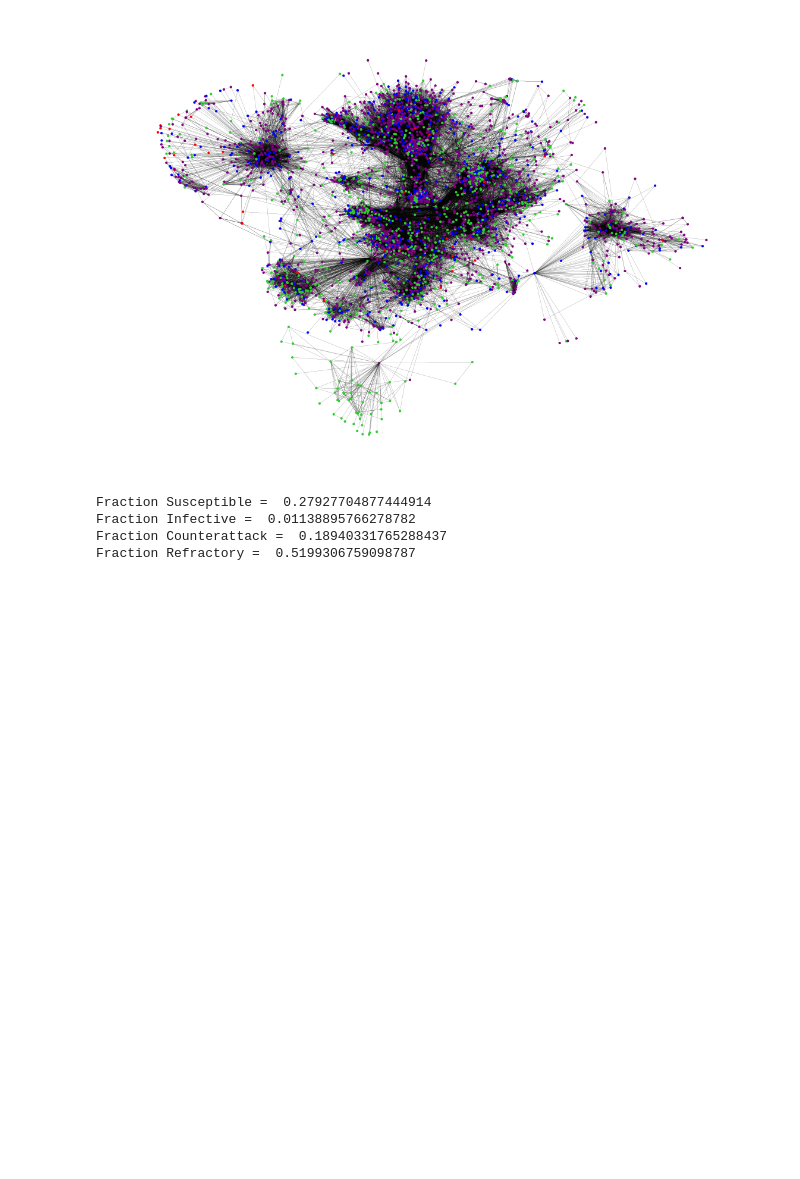
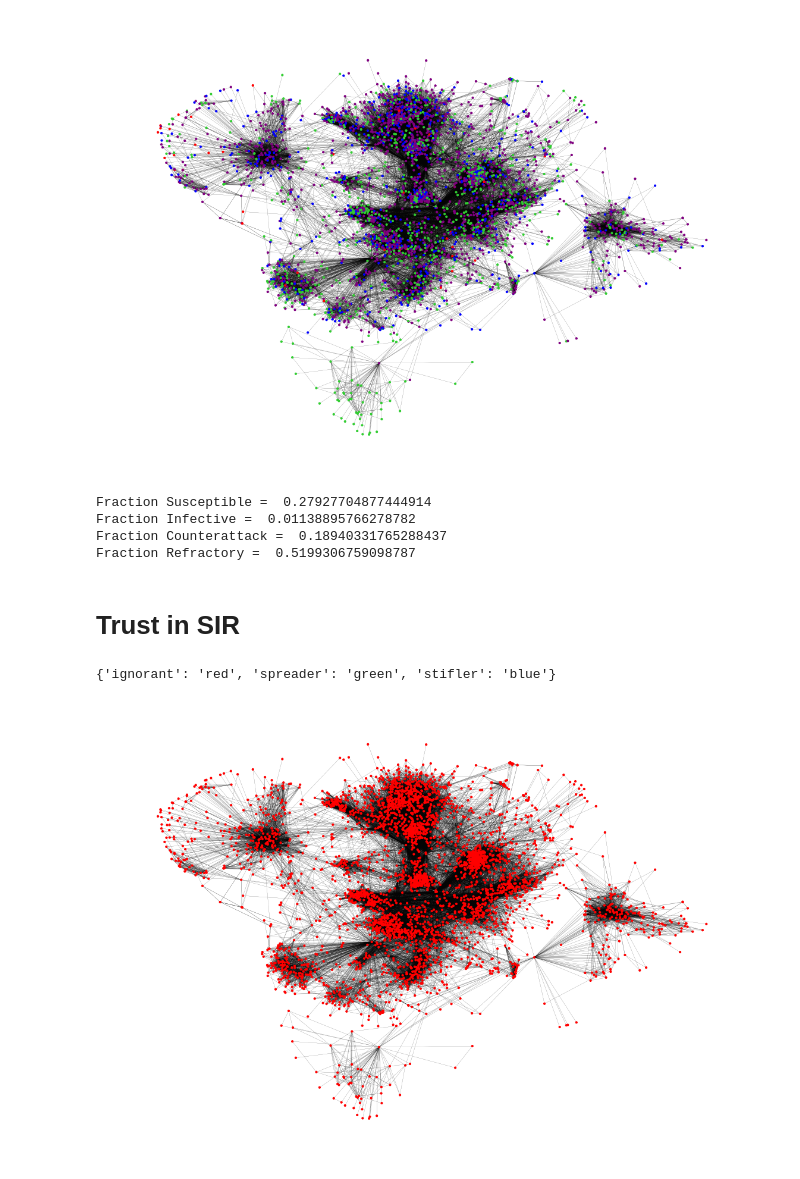
Before and after one commit to shivani-nandani/rumour-spread, a Jupyter notebook: facebook_network_analysis.ipynb, the cells around one changed output. Drawn from its saved outputs; the diff is of its cells as text; code cells hidden in the pictures; blank space fills up the shorter version.

```diff
--- a/facebook_network_analysis.ipynb
+++ b/facebook_network_analysis.ipynb
@@ -6,7 +8,7 @@ import networkx as nx
 import matplotlib.pyplot as plt
 import random as rd
 # %%
-facebook = pd.read_csv('data/facebook_combined.txt.gz', compression='gzip', sep=' ', names=['start_node', 'end_node'])
+facebook = pd.read_csv('/content/facebook_combined.txt.gz', compression='gzip', sep=' ', names=['start_node', 'end_node'])
 facebook
 # %% [output]
 |  | start_node | end_node |
@@ -125,3 +127,42 @@ Fraction Susceptible =  0.27927704877444914
 Fraction Infective =  0.01138895766278782
 Fraction Counterattack =  0.18940331765288437
 Fraction Refractory =  0.5199306759098787
+# %% [markdown]
+# Trust in SIR
+# %%
+sir_color = dict()
+sir_color['ignorant'] = 'red'
+sir_color['spreader'] = 'green'
+sir_color['stifler'] = 'blue'
+sir_color
+# %% [output]
+{'ignorant': 'red', 'spreader': 'green', 'stifler': 'blue'}
+# %%
+N = G.number_of_nodes()   # population
+
+# ignorant to spreader
+alpha = 0.6  # untrusted neighbours (0<alpha<1)
+lambda_ = 0.8  # infection rate when a uninfected node contacts an infected trusted neighbour
+beta = 0.6  # factor to infection rate when a uninfected node contacts an infected untrused neighbour (0<beta<1)
+
+# spreader to stifler
+sigma = 0.1  # rate at which a spreader becomes a stifler when the spreader contacts a spreader or a stifler
+delta = 0.7  # stifling rate (forgetting or disinclination), no contact needed
+
+start = 0
+end = 10
+dt = 0.01
+t = np.arange(start, end, dt)
+n = int((end-start)/dt)
+# %%
+color_map = np.empty(N).astype(str)
+
+color_map[:] = sir_color['ignorant']
+color_map[rd.randint(0,N-1)] = sir_color['spreader']
+# %%
+pos = nx.spring_layout(G, iterations=15, seed=1721)
+fig, ax = plt.subplots(figsize=(20, 14))
+ax.axis('off')
+nx.draw_networkx(G, pos=pos, ax=ax, node_size=10, with_labels=False, width=0.15, node_color=color_map)
+# %% [output]
+[figure, added]
```
Also changed, not shown: parts of 5 cells of this notebook.
